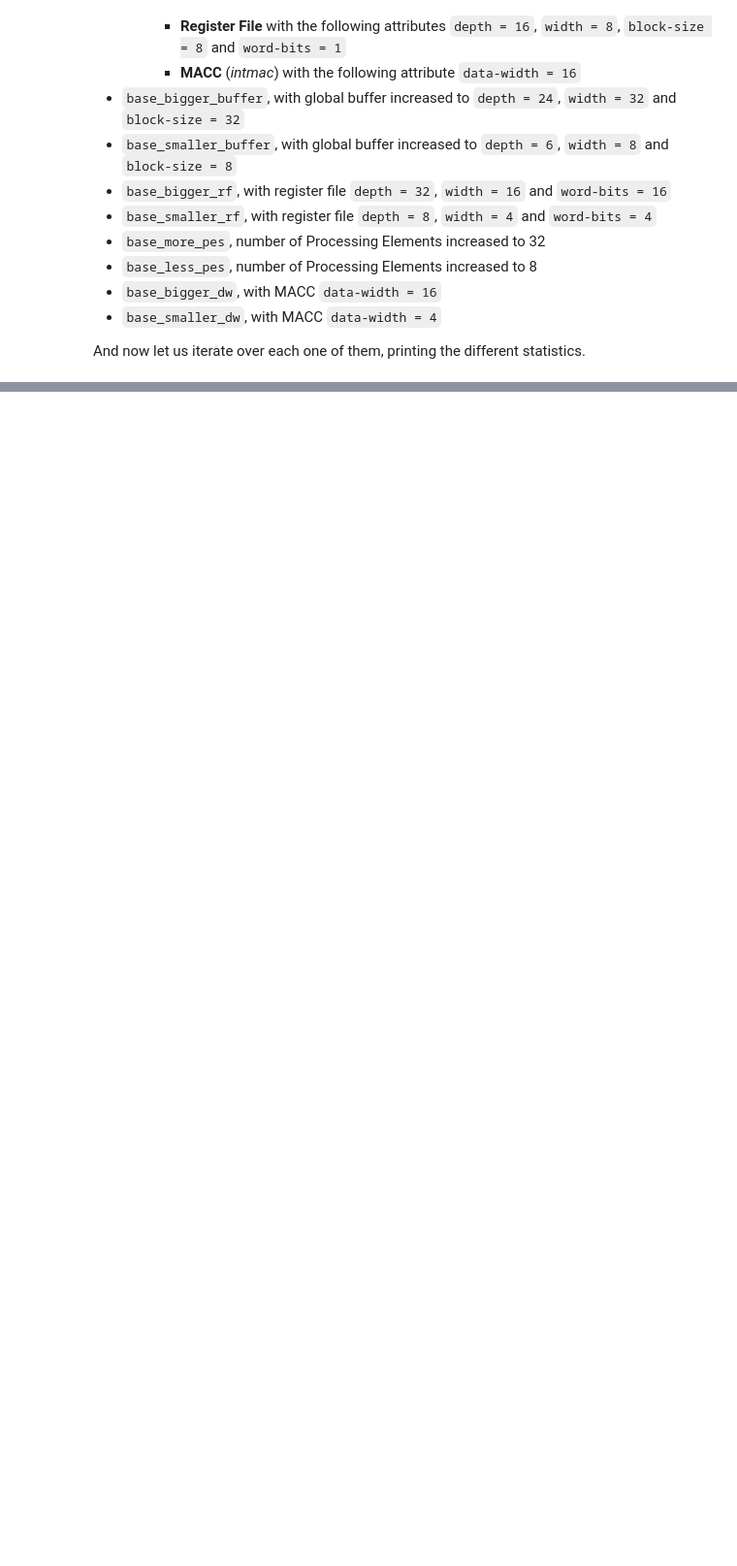
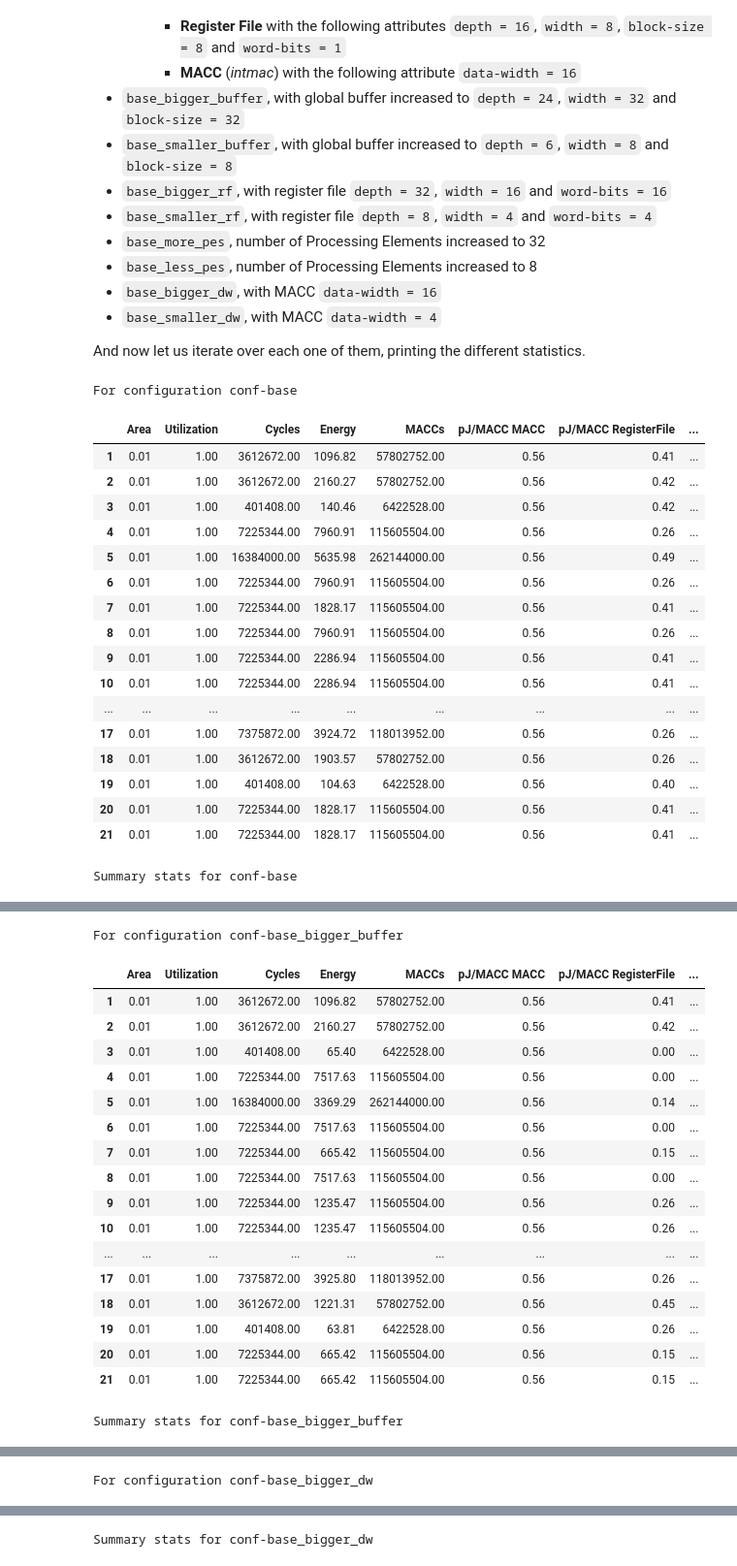
Before and after one commit to RiccardoMPesce/TimeloopAccelergyAnalysis, a Jupyter notebook: analysis_notebook.ipynb, the cells around one changed output, grey strips where cells are left out. Shown at 97% size. Saved outputs shown, nothing was run; the diff lists cells and outputs as text; code cells hidden in the pictures; blank space fills up the shorter version.

Commit message:
Printed all the stats so far

```diff
--- a/analysis_notebook.ipynb
+++ b/analysis_notebook.ipynb
@@ -88,0 +86,34 @@ pd.set_option("display.float_format", lambda x: "%.2f" % x)
+# %%
+# Suppress scientific notation
+import pandas as pd
+from pathlib import Path
+
+pd.set_option("display.float_format", lambda x: "%.2f" % x)
+
+for path in sorted(Path("workspace/ResNet18/output").iterdir()):
+    stats, summary = generate_stats_by_arch(path)
+    print(f"For configuration {path.name}")
+    display(stats)
+    print(f"Summary stats for {path.name}")
+    display(summary)
+    print("\n")
+# %% [output]
+For configuration conf-base
+|  | Area | Utilization | Cycles | Energy | MACCs | pJ/MACC MACC | pJ/MACC RegisterFile | ... |
+| 1 | 0.01 | 1.00 | 3612672.00 | 1096.82 | 57802752.00 | 0.56 | 0.41 | ... |
+| 2 | 0.01 | 1.00 | 3612672.00 | 2160.27 | 57802752.00 | 0.56 | 0.42 | ... |
+| 3 | 0.01 | 1.00 | 401408.00 | 140.46 | 6422528.00 | 0.56 | 0.42 | ... |
+| 4 | 0.01 | 1.00 | 7225344.00 | 7960.91 | 115605504.00 | 0.56 | 0.26 | ... |
+| 5 | 0.01 | 1.00 | 16384000.00 | 5635.98 | 262144000.00 | 0.56 | 0.49 | ... |
+| 6 | 0.01 | 1.00 | 7225344.00 | 7960.91 | 115605504.00 | 0.56 | 0.26 | ... |
+| 7 | 0.01 | 1.00 | 7225344.00 | 1828.17 | 115605504.00 | 0.56 | 0.41 | ... |
+| 8 | 0.01 | 1.00 | 7225344.00 | 7960.91 | 115605504.00 | 0.56 | 0.26 | ... |
+| 9 | 0.01 | 1.00 | 7225344.00 | 2286.94 | 115605504.00 | 0.56 | 0.41 | ... |
+| 10 | 0.01 | 1.00 | 7225344.00 | 2286.94 | 115605504.00 | 0.56 | 0.41 | ... |
+| ... | ... | ... | ... | ... | ... | ... | ... | ... |
+| 17 | 0.01 | 1.00 | 7375872.00 | 3924.72 | 118013952.00 | 0.56 | 0.26 | ... |
+| 18 | 0.01 | 1.00 | 3612672.00 | 1903.57 | 57802752.00 | 0.56 | 0.26 | ... |
+| 19 | 0.01 | 1.00 | 401408.00 | 104.63 | 6422528.00 | 0.56 | 0.40 | ... |
+| 20 | 0.01 | 1.00 | 7225344.00 | 1828.17 | 115605504.00 | 0.56 | 0.41 | ... |
+| 21 | 0.01 | 1.00 | 7225344.00 | 1828.17 | 115605504.00 | 0.56 | 0.41 | ... |
+Summary stats for conf-base
@@ -88,0 +122,19 @@ pd.set_option("display.float_format", lambda x: "%.2f" % x)
+For configuration conf-base_bigger_buffer
+|  | Area | Utilization | Cycles | Energy | MACCs | pJ/MACC MACC | pJ/MACC RegisterFile | ... |
+| 1 | 0.01 | 1.00 | 3612672.00 | 1096.82 | 57802752.00 | 0.56 | 0.41 | ... |
+| 2 | 0.01 | 1.00 | 3612672.00 | 2160.27 | 57802752.00 | 0.56 | 0.42 | ... |
+| 3 | 0.01 | 1.00 | 401408.00 | 65.40 | 6422528.00 | 0.56 | 0.00 | ... |
+| 4 | 0.01 | 1.00 | 7225344.00 | 7517.63 | 115605504.00 | 0.56 | 0.00 | ... |
+| 5 | 0.01 | 1.00 | 16384000.00 | 3369.29 | 262144000.00 | 0.56 | 0.14 | ... |
+| 6 | 0.01 | 1.00 | 7225344.00 | 7517.63 | 115605504.00 | 0.56 | 0.00 | ... |
+| 7 | 0.01 | 1.00 | 7225344.00 | 665.42 | 115605504.00 | 0.56 | 0.15 | ... |
+| 8 | 0.01 | 1.00 | 7225344.00 | 7517.63 | 115605504.00 | 0.56 | 0.00 | ... |
+| 9 | 0.01 | 1.00 | 7225344.00 | 1235.47 | 115605504.00 | 0.56 | 0.26 | ... |
+| 10 | 0.01 | 1.00 | 7225344.00 | 1235.47 | 115605504.00 | 0.56 | 0.26 | ... |
+| ... | ... | ... | ... | ... | ... | ... | ... | ... |
+| 17 | 0.01 | 1.00 | 7375872.00 | 3925.80 | 118013952.00 | 0.56 | 0.26 | ... |
+| 18 | 0.01 | 1.00 | 3612672.00 | 1221.31 | 57802752.00 | 0.56 | 0.45 | ... |
+| 19 | 0.01 | 1.00 | 401408.00 | 63.81 | 6422528.00 | 0.56 | 0.26 | ... |
+| 20 | 0.01 | 1.00 | 7225344.00 | 665.42 | 115605504.00 | 0.56 | 0.15 | ... |
+| 21 | 0.01 | 1.00 | 7225344.00 | 665.42 | 115605504.00 | 0.56 | 0.15 | ... |
+Summary stats for conf-base_bigger_buffer
@@ -88,0 +143 @@ pd.set_option("display.float_format", lambda x: "%.2f" % x)
+For configuration conf-base_bigger_dw
@@ -88,0 +161 @@ pd.set_option("display.float_format", lambda x: "%.2f" % x)
+Summary stats for conf-base_bigger_dw
```
Also changed, not shown: parts of 2 cells of this notebook.
